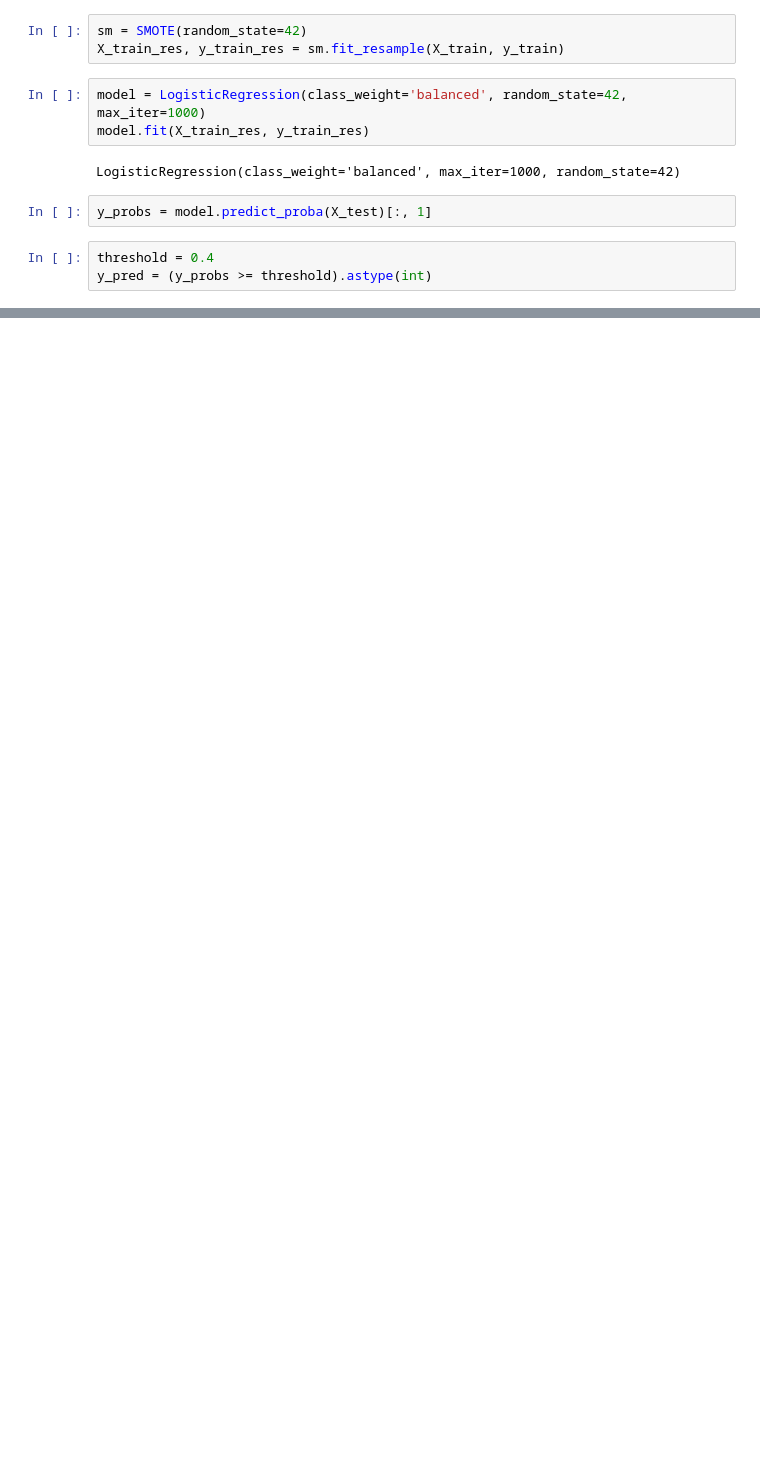
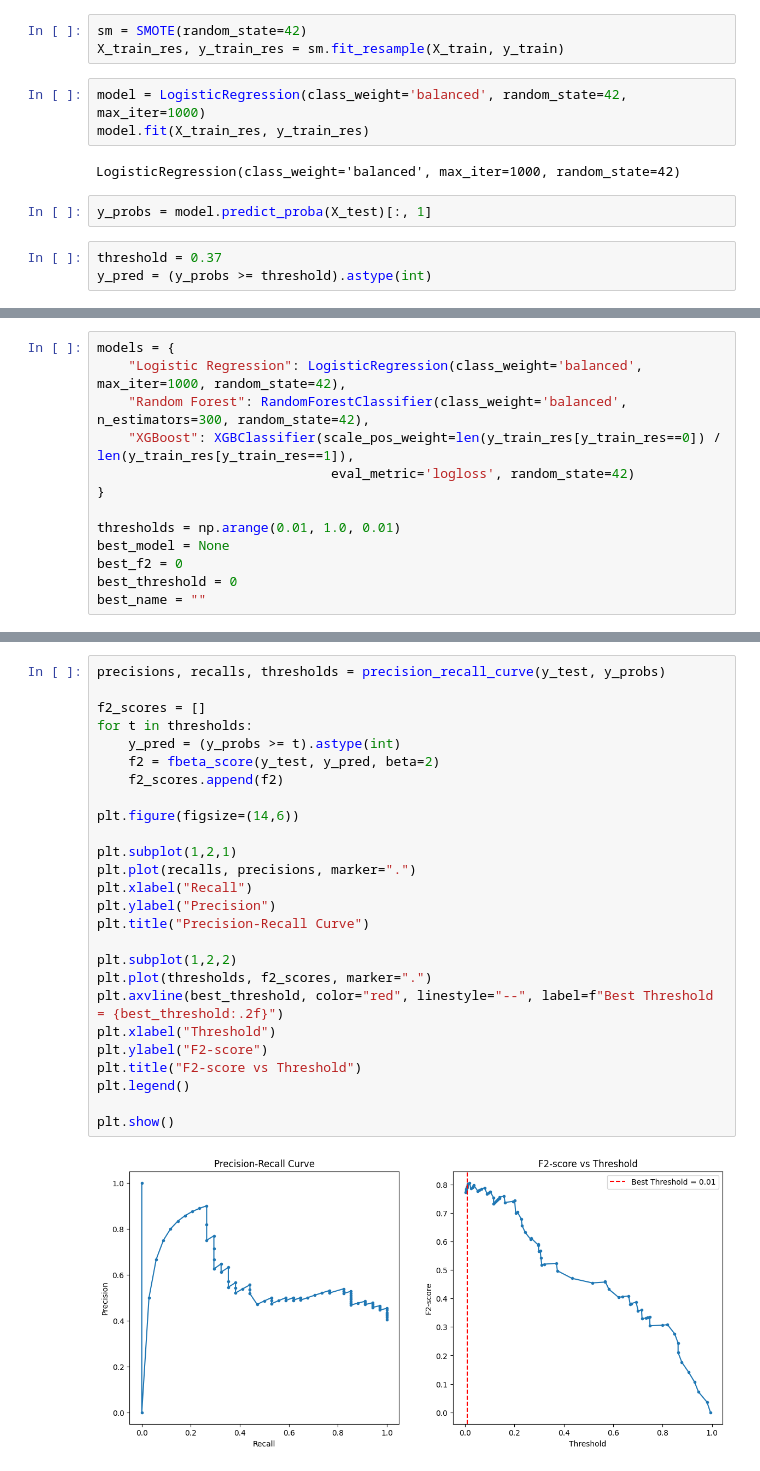
Before and after one commit to MariamMohamed111100/Titanic-Survival-Prediction-Dashboard-ML, a Jupyter notebook: notebooks/Titanic.ipynb, the cells around one changed output, grey strips where cells are left out. Cells and saved outputs as stored; diff of their text form; blank space fills up the shorter version.

```diff
--- a/notebooks/Titanic.ipynb
+++ b/notebooks/Titanic.ipynb
@@ -299,7 +301,7 @@ LogisticRegression(class_weight='balanced', max_iter=1000, random_state=42)
 # %%
 y_probs = model.predict_proba(X_test)[:, 1]
 # %%
-threshold = 0.4
+threshold = 0.37
 y_pred = (y_probs >= threshold).astype(int)
 # %%
 print("Accuracy:", accuracy_score(y_test, y_pred))
@@ -347,0 +342,13 @@ weighted avg       1.00      1.00      1.00        84
+# %%
+models = {
+    "Logistic Regression": LogisticRegression(class_weight='balanced', max_iter=1000, random_state=42),
+    "Random Forest": RandomForestClassifier(class_weight='balanced', n_estimators=300, random_state=42),
+    "XGBoost": XGBClassifier(scale_pos_weight=len(y_train_res[y_train_res==0]) / len(y_train_res[y_train_res==1]),
+                              eval_metric='logloss', random_state=42)
+}
+
+thresholds = np.arange(0.01, 1.0, 0.01)
+best_model = None
+best_f2 = 0
+best_threshold = 0
+best_name = ""
@@ -347,0 +451,28 @@ weighted avg       1.00      1.00      1.00        84
+# %%
+precisions, recalls, thresholds = precision_recall_curve(y_test, y_probs)
+
+f2_scores = []
+for t in thresholds:
+    y_pred = (y_probs >= t).astype(int)
+    f2 = fbeta_score(y_test, y_pred, beta=2)
+    f2_scores.append(f2)
+
+plt.figure(figsize=(14,6))
+
+plt.subplot(1,2,1)
+plt.plot(recalls, precisions, marker=".")
+plt.xlabel("Recall")
+plt.ylabel("Precision")
+plt.title("Precision-Recall Curve")
+
+plt.subplot(1,2,2)
+plt.plot(thresholds, f2_scores, marker=".")
+plt.axvline(best_threshold, color="red", linestyle="--", label=f"Best Threshold = {best_threshold:.2f}")
+plt.xlabel("Threshold")
+plt.ylabel("F2-score")
+plt.title("F2-score vs Threshold")
+plt.legend()
+
+plt.show()
+# %% [output]
+[figure, added]
```
Also changed, not shown: parts of 16 cells of this notebook, 8 other files.
